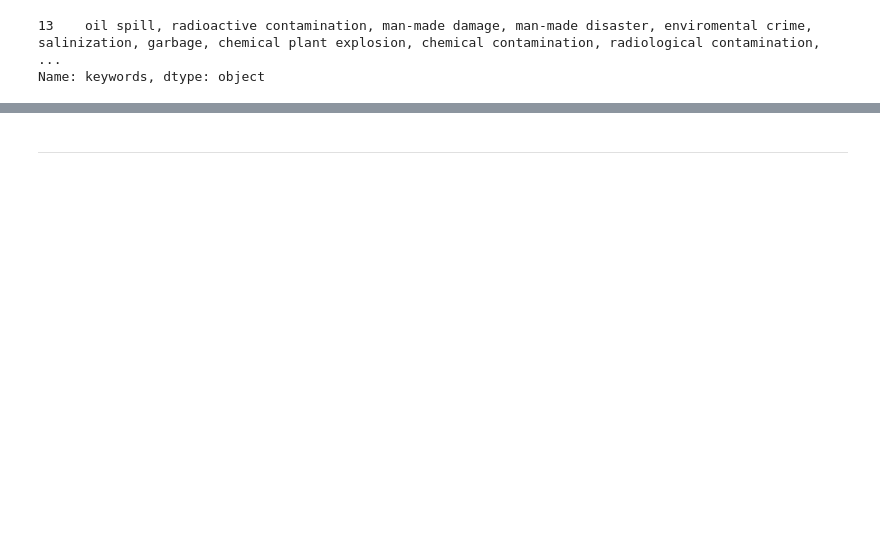
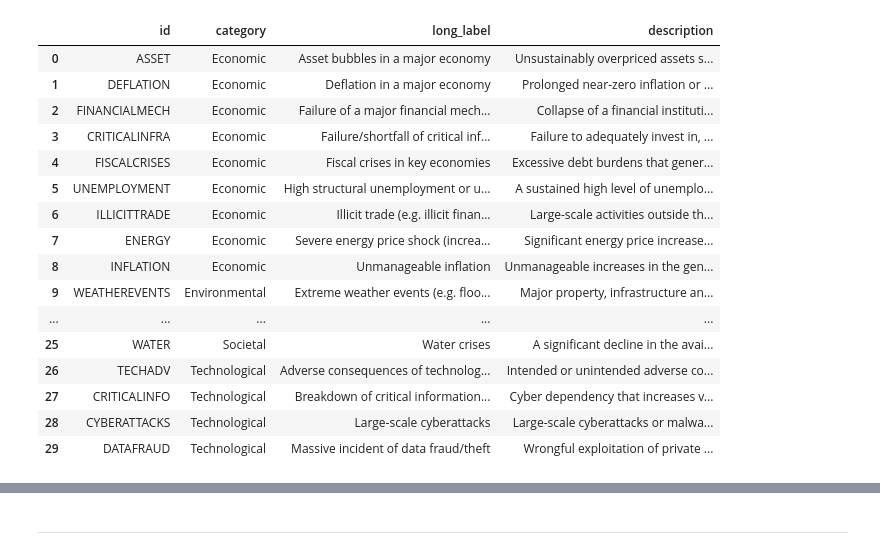
Before and after one commit to libreai/minerva, a Jupyter notebook: notebooks/minerva.ipynb, the cells around one changed output, grey strips where cells are left out. Drawn from its saved outputs; the diff is of its cells as text; code cells hidden in the pictures; blank space fills up the shorter version.

```diff
--- a/notebooks/minerva.ipynb
+++ b/notebooks/minerva.ipynb
@@ -10,2 +33,2 @@ import pandas as pd
 # %%
-m = minerva.Minerva()
+m = Minerva()
@@ -33,6 +35,20 @@ m._Minerva__risk_data
-# %%
-pd.set_option('display.max_colwidth', -1)
-m._Minerva__risk_data[m._Minerva__risk_data['id'] == 'MANMADECATA']['keywords']
-# %% [output]
-13    oil spill, radioactive contamination, man-made damage, man-made disaster, enviromental crime, salinization, garbage, chemical plant explosion, chemical contamination, radiological contamination, ...
-Name: keywords, dtype: object
+# %%
+m._Minerva__risk_data[['id', 'category', 'long_label', 'description']]
+# %% [output]
+|  | id | category | long_label | description |
+| 0 | ASSET | Economic | Asset bubbles in a major economy | Unsustainably overpriced assets s... |
+| 1 | DEFLATION | Economic | Deflation in a major economy | Prolonged near-zero inflation or ... |
+| 2 | FINANCIALMECH | Economic | Failure of a major financial mech... | Collapse of a financial instituti... |
+| 3 | CRITICALINFRA | Economic | Failure/shortfall of critical inf... | Failure to adequately invest in, ... |
+| 4 | FISCALCRISES | Economic | Fiscal crises in key economies | Excessive debt burdens that gener... |
+| 5 | UNEMPLOYMENT | Economic | High structural unemployment or u... | A sustained high level of unemplo... |
+| 6 | ILLICITTRADE | Economic | Illicit trade (e.g. illicit finan... | Large-scale activities outside th... |
+| 7 | ENERGY | Economic | Severe energy price shock (increa... | Significant energy price increase... |
+| 8 | INFLATION | Economic | Unmanageable inflation | Unmanageable increases in the gen... |
+| 9 | WEATHEREVENTS | Environmental | Extreme weather events (e.g. floo... | Major property, infrastructure an... |
+| ... | ... | ... | ... | ... |
+| 25 | WATER | Societal | Water crises | A significant decline in the avai... |
+| 26 | TECHADV | Technological | Adverse consequences of technolog... | Intended or unintended adverse co... |
+| 27 | CRITICALINFO | Technological | Breakdown of critical information... | Cyber dependency that increases v... |
+| 28 | CYBERATTACKS | Technological | Large-scale cyberattacks | Large-scale cyberattacks or malwa... |
+| 29 | DATAFRAUD | Technological | Massive incident of data fraud/theft | Wrongful exploitation of private ... |
```
Also changed, not shown: parts of 124 cells of this notebook, 51 other files.
